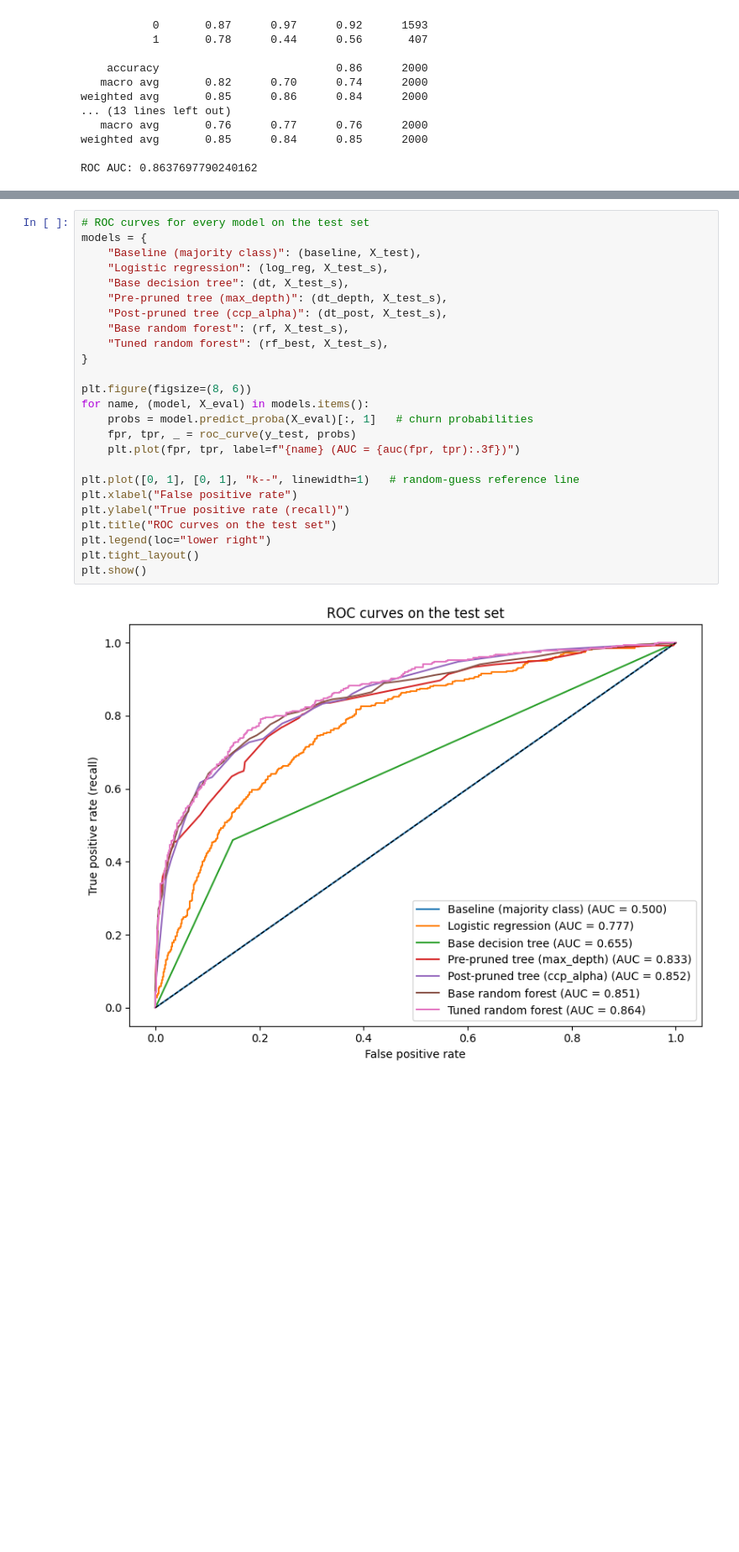
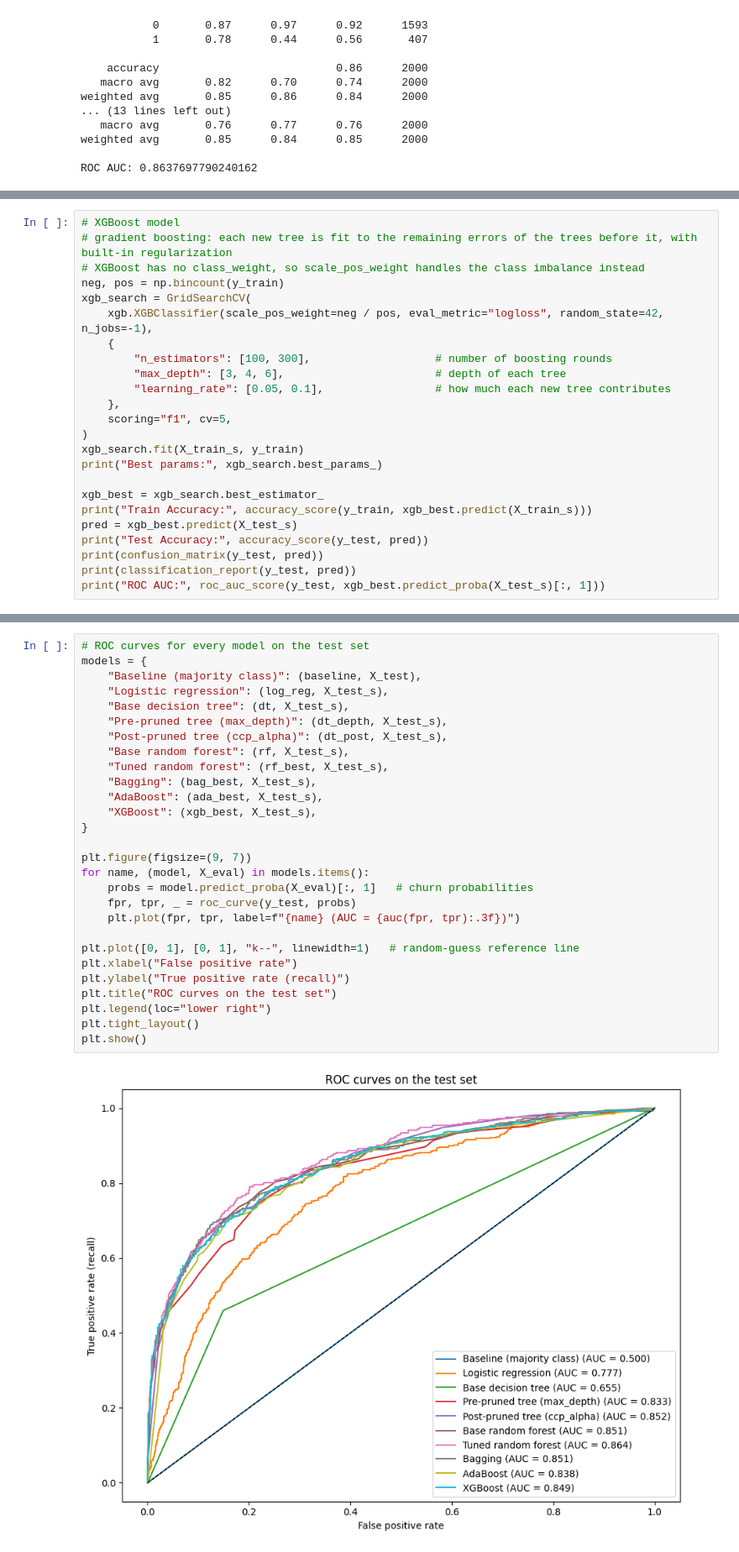
Before and after one commit to CohenK/456-Final-Project, a Jupyter notebook: churn.ipynb, the cells around one changed output, grey strips where cells are left out. Shown at 84% size. Saved outputs shown, nothing was run; the diff lists cells and outputs as text; blank space fills up the shorter version.

Commit message:
added adaboost, xgboost and bagging for comparison to random forest

```diff
--- a/churn.ipynb
+++ b/churn.ipynb
@@ -264,0 +359,24 @@ ROC AUC: 0.8637697790240162
+# %%
+# XGBoost model
+# gradient boosting: each new tree is fit to the remaining errors of the trees before it, with built-in regularization
+# XGBoost has no class_weight, so scale_pos_weight handles the class imbalance instead
+neg, pos = np.bincount(y_train)
+xgb_search = GridSearchCV(
+    xgb.XGBClassifier(scale_pos_weight=neg / pos, eval_metric="logloss", random_state=42, n_jobs=-1),
+    {
+        "n_estimators": [100, 300],                   # number of boosting rounds
+        "max_depth": [3, 4, 6],                       # depth of each tree
+        "learning_rate": [0.05, 0.1],                 # how much each new tree contributes
+    },
+    scoring="f1", cv=5,
+)
+xgb_search.fit(X_train_s, y_train)
+print("Best params:", xgb_search.best_params_)
+
+xgb_best = xgb_search.best_estimator_
+print("Train Accuracy:", accuracy_score(y_train, xgb_best.predict(X_train_s)))
+pred = xgb_best.predict(X_test_s)
+print("Test Accuracy:", accuracy_score(y_test, pred))
+print(confusion_matrix(y_test, pred))
+print(classification_report(y_test, pred))
+print("ROC AUC:", roc_auc_score(y_test, xgb_best.predict_proba(X_test_s)[:, 1]))
@@ -265,28 +399,31 @@ ROC AUC: 0.8637697790240162
 # %%
 # ROC curves for every model on the test set
 models = {
     "Baseline (majority class)": (baseline, X_test),
     "Logistic regression": (log_reg, X_test_s),
     "Base decision tree": (dt, X_test_s),
     "Pre-pruned tree (max_depth)": (dt_depth, X_test_s),
     "Post-pruned tree (ccp_alpha)": (dt_post, X_test_s),
     "Base random forest": (rf, X_test_s),
     "Tuned random forest": (rf_best, X_test_s),
+    "Bagging": (bag_best, X_test_s),
+    "AdaBoost": (ada_best, X_test_s),
+    "XGBoost": (xgb_best, X_test_s),
 }
 
-plt.figure(figsize=(8, 6))
+plt.figure(figsize=(9, 7))
 for name, (model, X_eval) in models.items():
     probs = model.predict_proba(X_eval)[:, 1]   # churn probabilities
     fpr, tpr, _ = roc_curve(y_test, probs)
     plt.plot(fpr, tpr, label=f"{name} (AUC = {auc(fpr, tpr):.3f})")
 
 plt.plot([0, 1], [0, 1], "k--", linewidth=1)   # random-guess reference line
 plt.xlabel("False positive rate")
 plt.ylabel("True positive rate (recall)")
 plt.title("ROC curves on the test set")
 plt.legend(loc="lower right")
 plt.tight_layout()
 plt.show()
 # %% [output]
-[figure, old version]
+[figure, new version]
 # %% [markdown]
```
Also changed, not shown: parts of 8 cells of this notebook.
